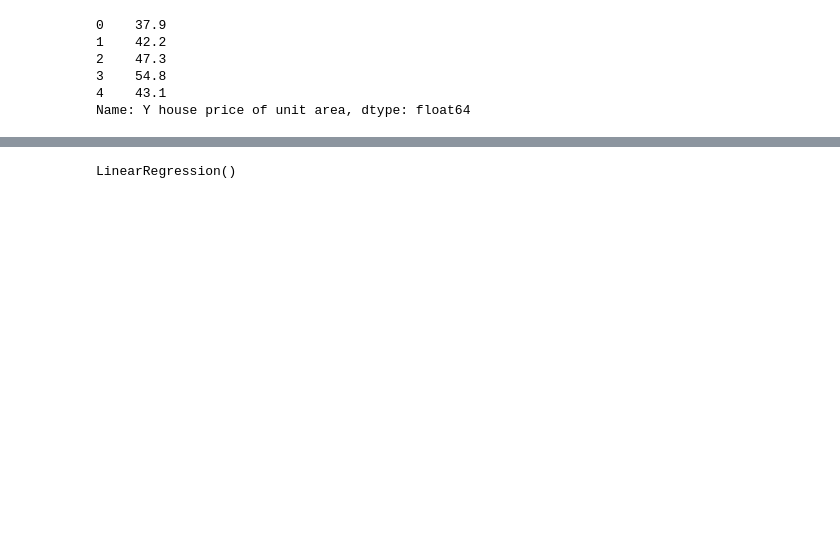
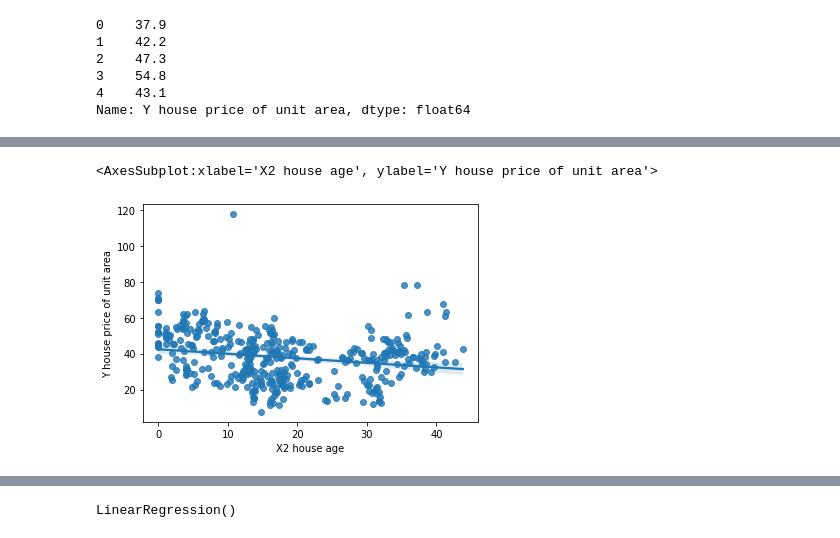
Before and after one commit to Gulfem93/Machine_Learning_Some_Projects, a Jupyter notebook: Real Estate Price Prediction/RealEstate.ipynb, the cells around one changed output, grey strips where cells are left out. Saved outputs shown, nothing was run; the diff lists cells and outputs as text; code cells hidden in the pictures; blank space fills up the shorter version.

```diff
--- a/Real Estate Price Prediction/RealEstate.ipynb
+++ b/Real Estate Price Prediction/RealEstate.ipynb
@@ -95,0 +124,5 @@ Name: Y house price of unit area, dtype: float64
+# %%
+sns.regplot(x = 'X2 house age' , y = 'Y house price of unit area' , data = data)
+# %% [output]
+<AxesSubplot:xlabel='X2 house age', ylabel='Y house price of unit area'>
+[figure, added]
```
Also changed, not shown: parts of 19 cells of this notebook.
